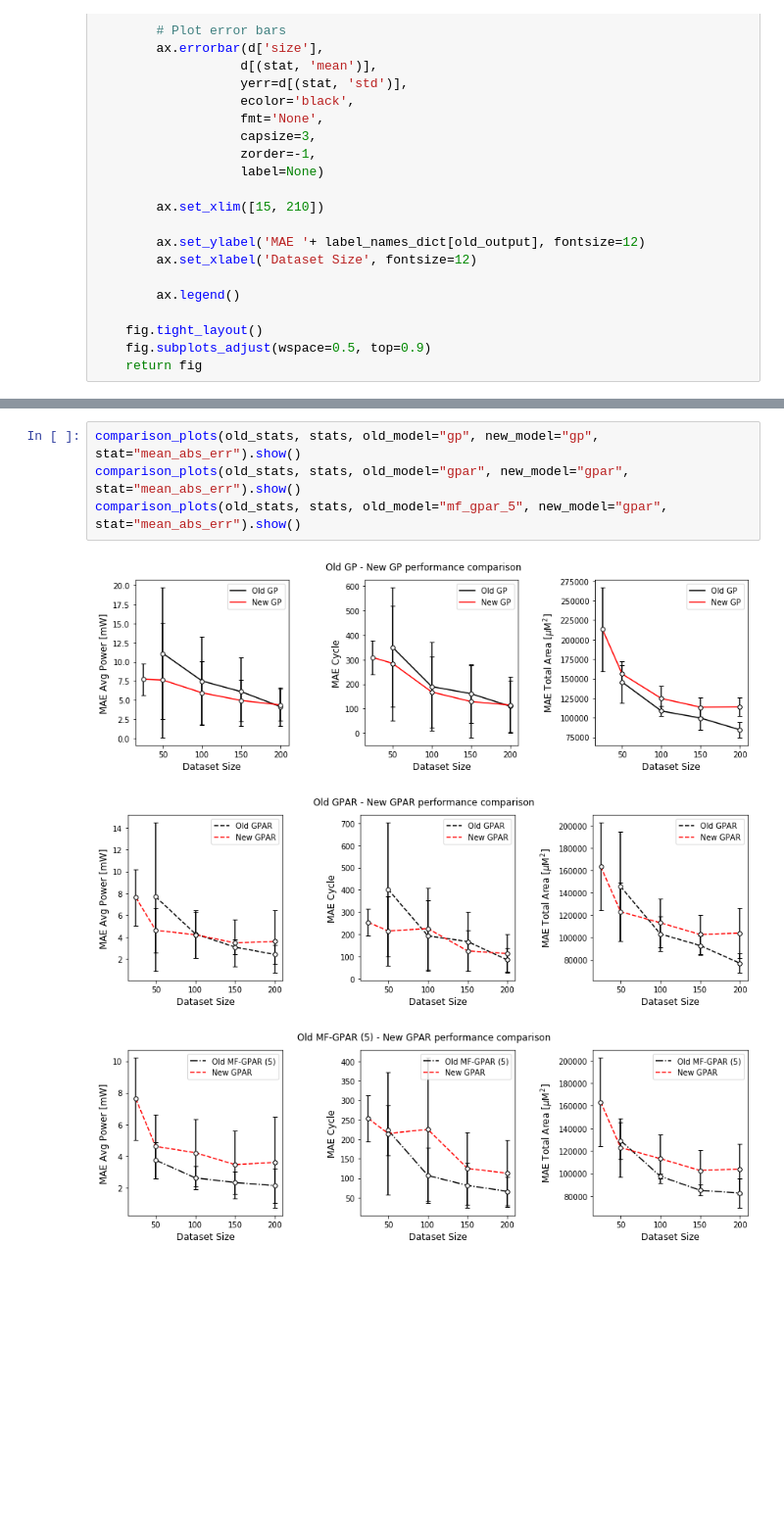
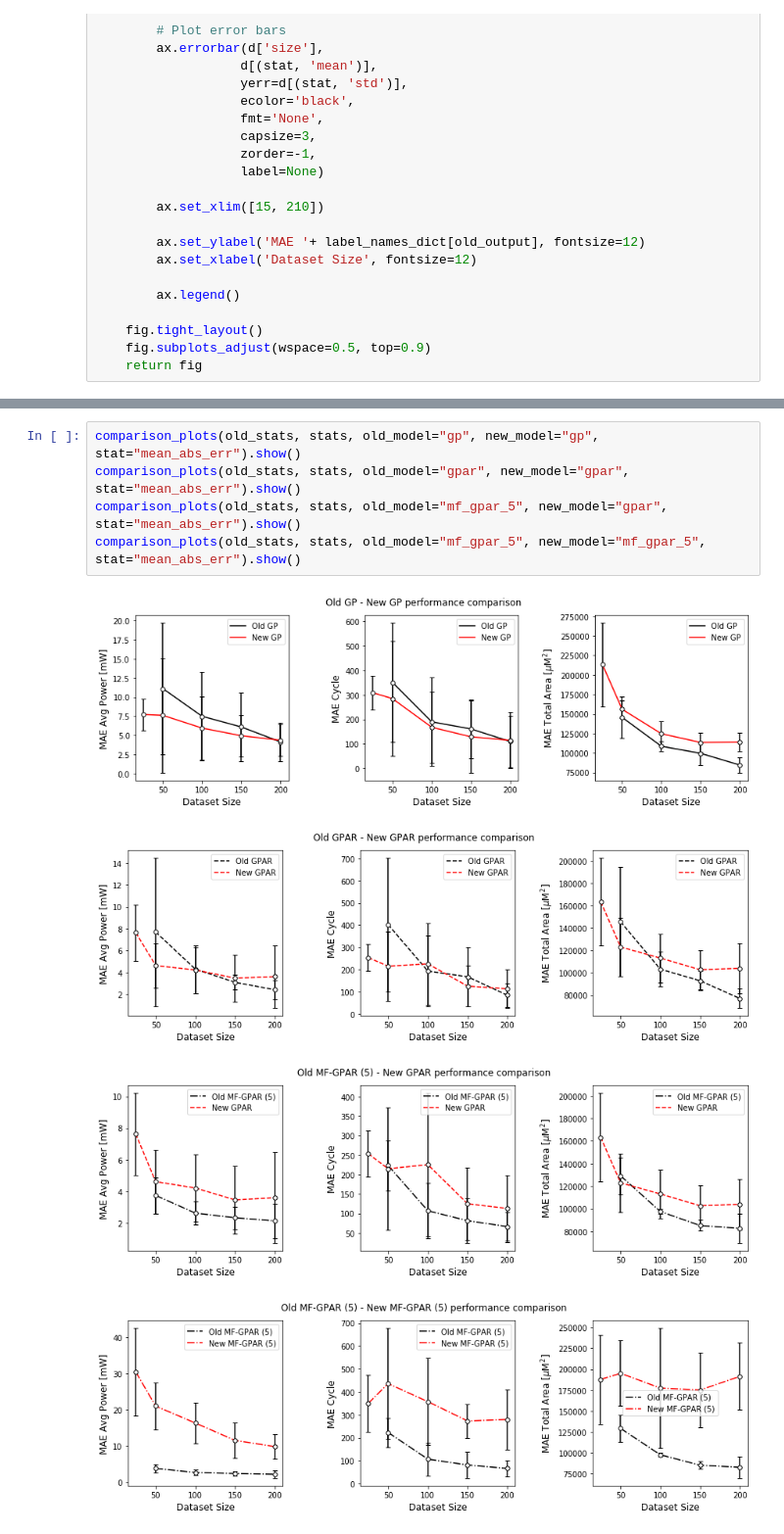
Before and after one commit to gncs/boa, a Jupyter notebook: notebooks/Model Goodenss-of-Fit Visualisation.ipynb, the cells around one changed output, grey strips where cells are left out. Shown at 98% size. Drawn from its saved outputs; the diff is of its cells as text; blank space fills up the shorter version.

```diff
--- a/notebooks/Model Goodenss-of-Fit Visualisation.ipynb
+++ b/notebooks/Model Goodenss-of-Fit Visualisation.ipynb
@@ -293,8 +293,10 @@ plt.show()
 # %%
 comparison_plots(old_stats, stats, old_model="gp", new_model="gp", stat="mean_abs_err").show()
 comparison_plots(old_stats, stats, old_model="gpar", new_model="gpar", stat="mean_abs_err").show()
 comparison_plots(old_stats, stats, old_model="mf_gpar_5", new_model="gpar", stat="mean_abs_err").show()
+comparison_plots(old_stats, stats, old_model="mf_gpar_5", new_model="mf_gpar_5", stat="mean_abs_err").show()
 # %% [output]
 [figure]
 [figure]
 [figure]
+[figure, added]
```
Also changed, not shown: parts of 2 cells of this notebook, 6 other files.
